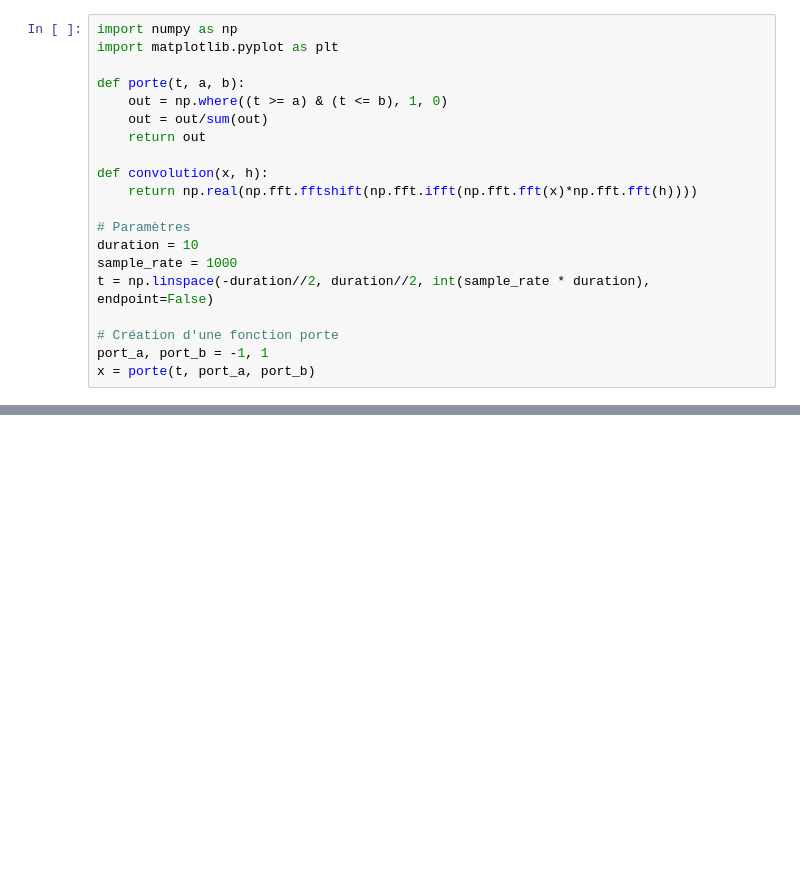
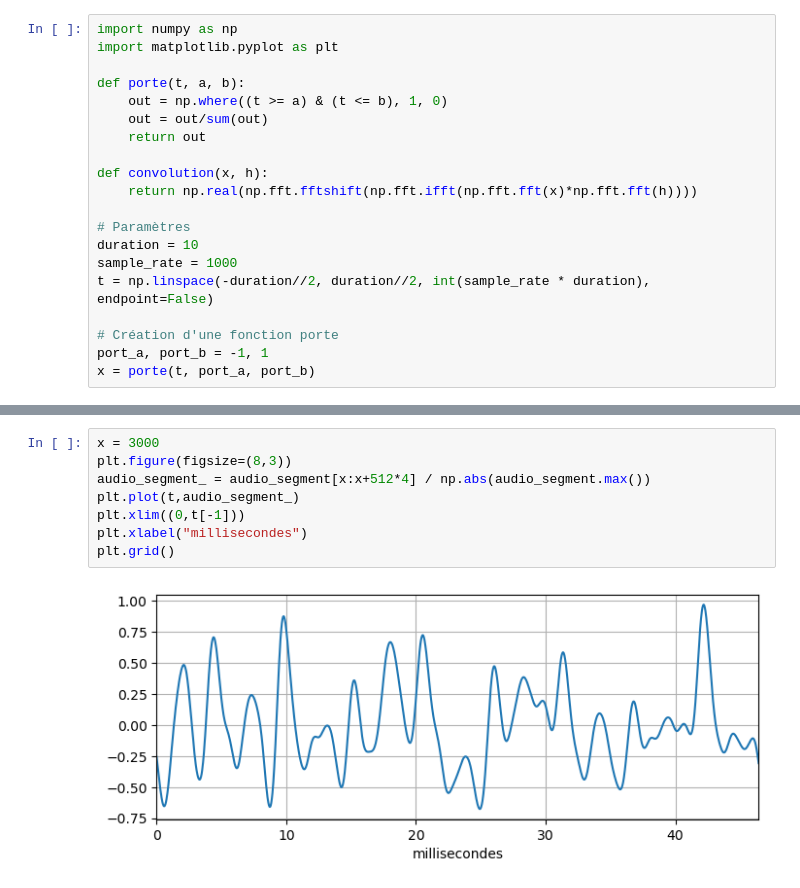
Before and after one commit to DeVerMyst/DEVIA2023, a Jupyter notebook: L_AUDIO/draw_plot.ipynb, the cells around one changed output, grey strips where cells are left out. Saved outputs shown, nothing was run; the diff lists cells and outputs as text; blank space fills up the shorter version.

```diff
--- a/L_AUDIO/draw_plot.ipynb
+++ b/L_AUDIO/draw_plot.ipynb
@@ -472,0 +597,10 @@ plt.show()
+# %%
+x = 3000
+plt.figure(figsize=(8,3))
+audio_segment_ = audio_segment[x:x+512*4] / np.abs(audio_segment.max())
+plt.plot(t,audio_segment_)
+plt.xlim((0,t[-1]))
+plt.xlabel("millisecondes")
+plt.grid()
+# %% [output]
+[figure, added]
```
Also changed, not shown: parts of 17 cells of this notebook, 6 other files.
